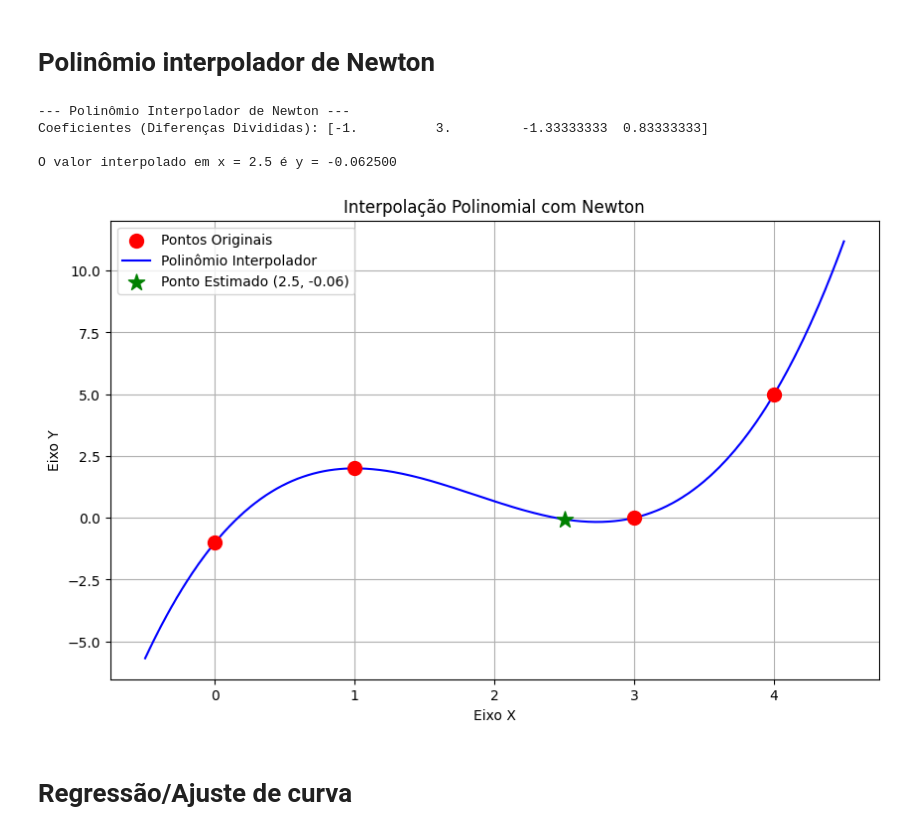
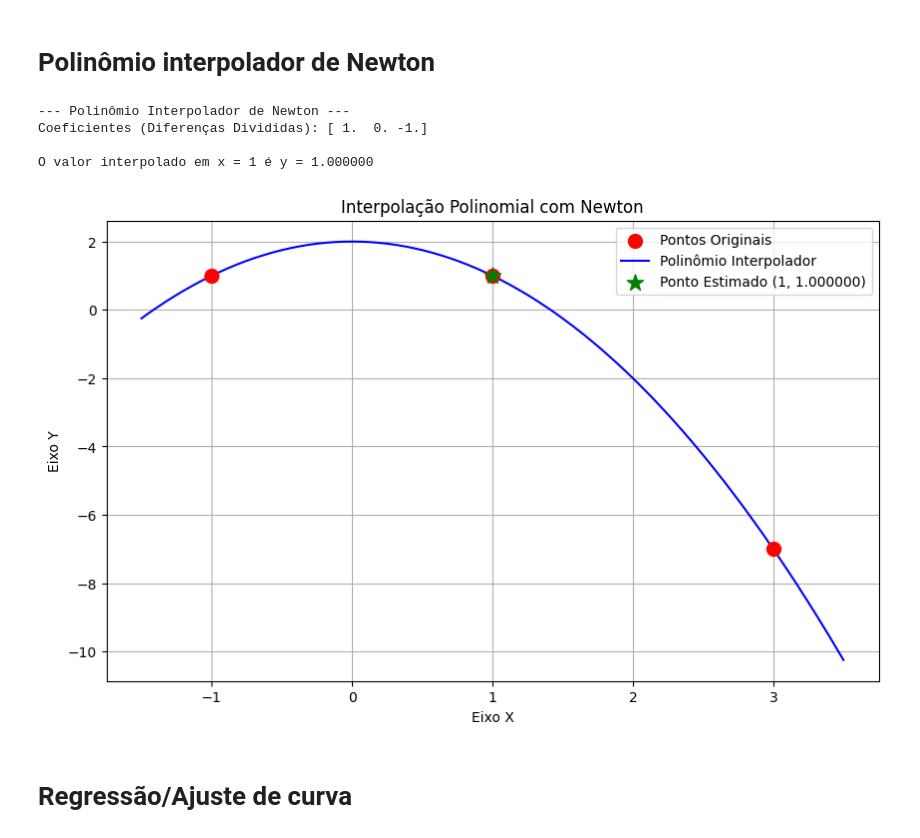
Before and after one commit to Neiscafe/cadeiras-uninter, a Jupyter notebook: codelabs/codelab-01.ipynb, the cells around one changed output. Drawn from its saved outputs; the diff is of its cells as text; code cells hidden in the pictures.

```diff
--- a/codelabs/codelab-01.ipynb
+++ b/codelabs/codelab-01.ipynb
@@ -713,11 +713,11 @@ def lagrange_interpolation(x_data, y_data, x_val):
 # --- Execução Principal ---
 
 # 1. Valores de input fixos no código (4 pontos -> Polinômio de grau 3)
-x_points = np.array([0, 1, 3, 4])
-y_points = np.array([-1, 2, 0, 5])
+x_points = np.array([-1, 1, 3])
+y_points = np.array([1, 1, -7])
 
 # 2. Ponto onde queremos estimar o valor
-x_estimativa = 2.5
+x_estimativa = 0
 
 # 3. Chama a função para calcular a interpolação
 y_estimativa = lagrange_interpolation(x_points, y_points, x_estimativa)
@@ -805,44 +814,44 @@ def newton_polynomial_evaluation(coeffs, x_data, x_val):
 # --- Execução Principal ---
 
 # 1. Valores de input fixos no código (mesmos do exemplo de Lagrange)
-x_points = np.array([0, 1, 3, 4], dtype=float)
-y_points = np.array([-1, 2, 0, 5], dtype=float)
+x_points = np.array([-1, 1, 3], dtype=float)
+y_points = np.array([1, 1, -7], dtype=float)
 
 # 2. Ponto onde queremos estimar o valor
-x_estimativa = 2.5
+x_estimativa = 1
 
 # 3. Calcula os coeficientes primeiro
 coeffs = newton_coefficients(x_points, y_points)
 
 # 4. Usa os coeficientes para avaliar o polinômio
 y_estimativa = newton_polynomial_evaluation(coeffs, x_points, x_estimativa)
 
 print("--- Polinômio Interpolador de Newton ---")
 print(f"Coeficientes (Diferenças Divididas): {coeffs}")
 print(f"\nO valor interpolado em x = {x_estimativa} é y = {y_estimativa:.6f}")
 
 # 5. Visualização (idêntica à de Lagrange, pois o polinômio é o mesmo)
 plt.figure(figsize=(10, 6))
 plt.scatter(x_points, y_points, color='red', s=100, zorder=5, label='Pontos Originais')
 
 x_curve = np.linspace(min(x_points) - 0.5, max(x_points) + 0.5, 400)
 y_curve = [newton_polynomial_evaluation(coeffs, x_points, x) for x in x_curve]
 
 plt.plot(x_curve, y_curve, color='blue', label='Polinômio Interpolador')
-plt.scatter(x_estimativa, y_estimativa, color='green', s=150, marker='*', zorder=5, label=f'Ponto Estimado ({x_estimativa}, {y_estimativa:.2f})')
+plt.scatter(x_estimativa, y_estimativa, color='green', s=150, marker='*', zorder=5, label=f'Ponto Estimado ({x_estimativa}, {y_estimativa:.6f})')
 
 plt.title('Interpolação Polinomial com Newton')
 plt.xlabel('Eixo X')
 plt.ylabel('Eixo Y')
 plt.legend()
 plt.grid(True)
 plt.show()
 # %% [output]
 --- Polinômio Interpolador de Newton ---
-Coeficientes (Diferenças Divididas): [-1.          3.         -1.33333333  0.83333333]
+Coeficientes (Diferenças Divididas): [ 1.  0. -1.]
 
-O valor interpolado em x = 2.5 é y = -0.062500
+O valor interpolado em x = 1 é y = 1.000000
-[figure, old version]
+[figure, new version]
 # %% [markdown]
 # Regressão/Ajuste de curva
 # %%
```
Also changed, not shown: parts of 2 cells of this notebook.
